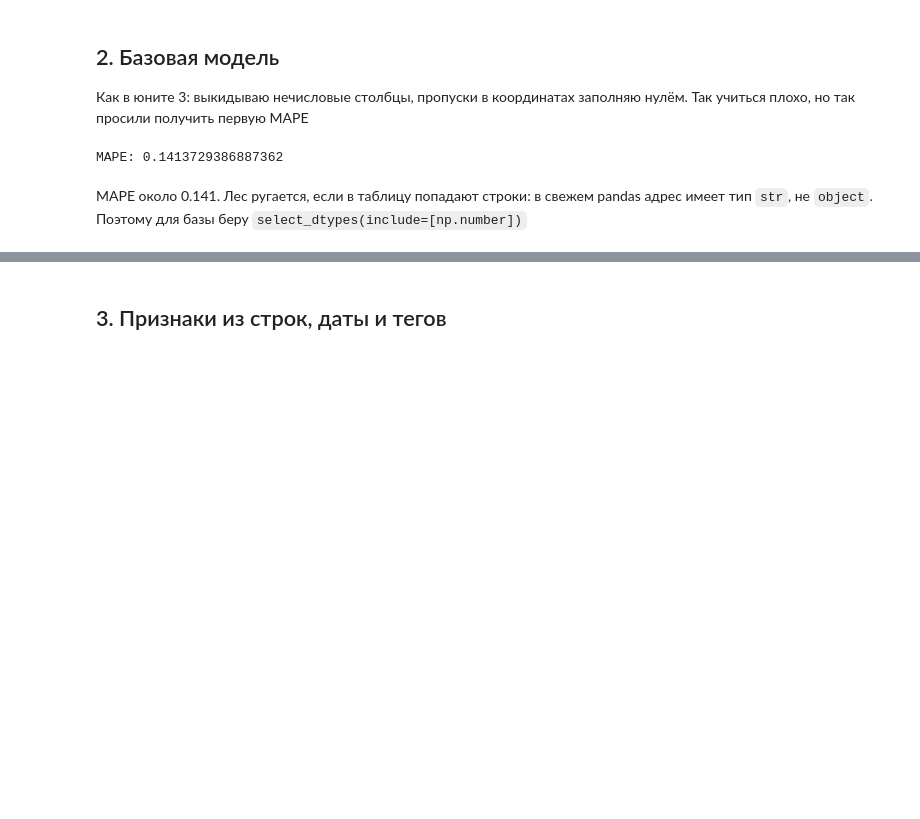
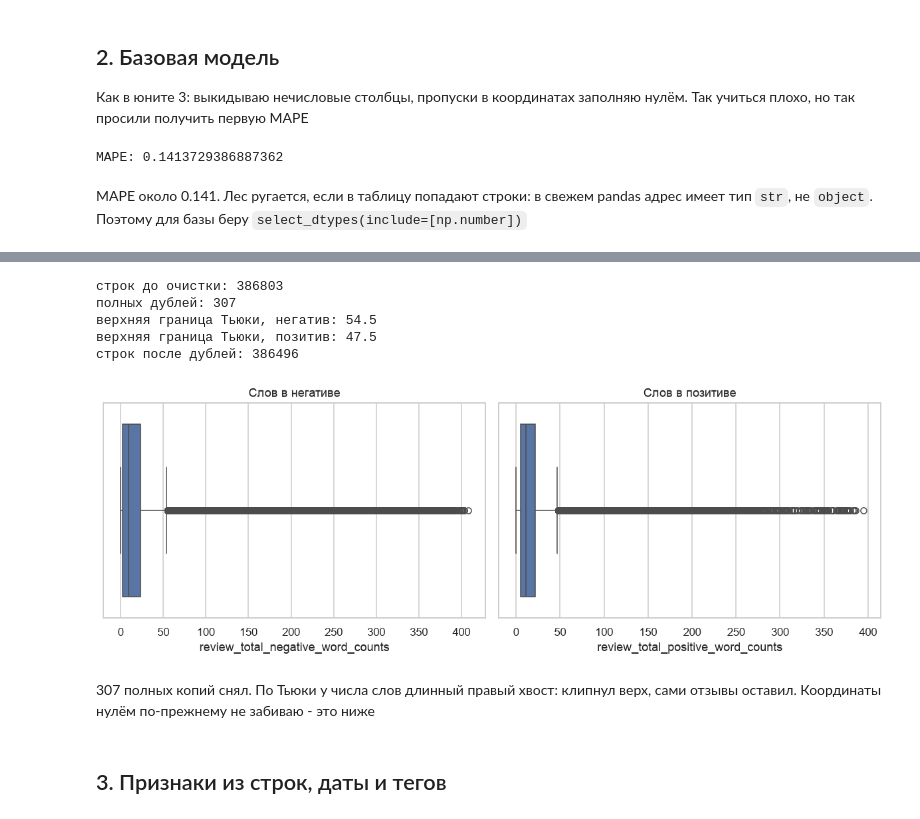
Before and after one commit to rubye13/projects, a Jupyter notebook: project_3/EDA_Project_3_model.ipynb, the cells around one changed output, grey strips where cells are left out. Cells and saved outputs as stored; diff of their text form; code cells hidden in the pictures; blank space fills up the shorter version.

Commit message:
Tighten PROJECT-3: data cleaning, feature selection, executed notebook.

```diff
--- a/project_3/EDA_Project_3_model.ipynb
+++ b/project_3/EDA_Project_3_model.ipynb
@@ -138,3 +150,50 @@ MAPE около 0.141. Лес ругается, если в таблицу по
+# %%
+print("строк до очистки:", hotels.shape[0])
+print("полных дублей:", int(hotels.duplicated().sum()))
+
+fig, axes = plt.subplots(1, 2, figsize=(11, 4))
+sns.boxplot(
+    x=hotels["review_total_negative_word_counts"], ax=axes[0], showfliers=True
+)
+axes[0].set_title("Слов в негативе")
+axes[0].set_xlabel("review_total_negative_word_counts")
+sns.boxplot(
+    x=hotels["review_total_positive_word_counts"], ax=axes[1], showfliers=True
+)
+axes[1].set_title("Слов в позитиве")
+axes[1].set_xlabel("review_total_positive_word_counts")
+plt.tight_layout()
+plt.show()
+
+
+def tukey_upper(series):
+    q1 = series.quantile(0.25)
+    q3 = series.quantile(0.75)
+    return q3 + 1.5 * (q3 - q1)
+
+
+neg_hi = tukey_upper(hotels["review_total_negative_word_counts"])
+pos_hi = tukey_upper(hotels["review_total_positive_word_counts"])
+print("верхняя граница Тьюки, негатив:", round(neg_hi, 1))
+print("верхняя граница Тьюки, позитив:", round(pos_hi, 1))
+
+hotels = hotels.drop_duplicates().copy()
+hotels["review_total_negative_word_counts"] = (
+    hotels["review_total_negative_word_counts"].clip(upper=neg_hi)
+)
+hotels["review_total_positive_word_counts"] = (
+    hotels["review_total_positive_word_counts"].clip(upper=pos_hi)
+)
+print("строк после дублей:", hotels.shape[0])
+# %% [output]
+строк до очистки: 386803
+полных дублей: 307
+верхняя граница Тьюки, негатив: 54.5
+верхняя граница Тьюки, позитив: 47.5
+строк после дублей: 386496
+[figure, added]
+# %% [markdown]
+307 полных копий снял. По Тьюки у числа слов длинный правый хвост: клипнул верх, сами отзывы оставил. Координаты нулём по-прежнему не забиваю - это ниже
 # %% [markdown]
 ## 3. Признаки из строк, даты и тегов
 # %%
```
Also changed, not shown: parts of 22 cells of this notebook, 2 other files.
